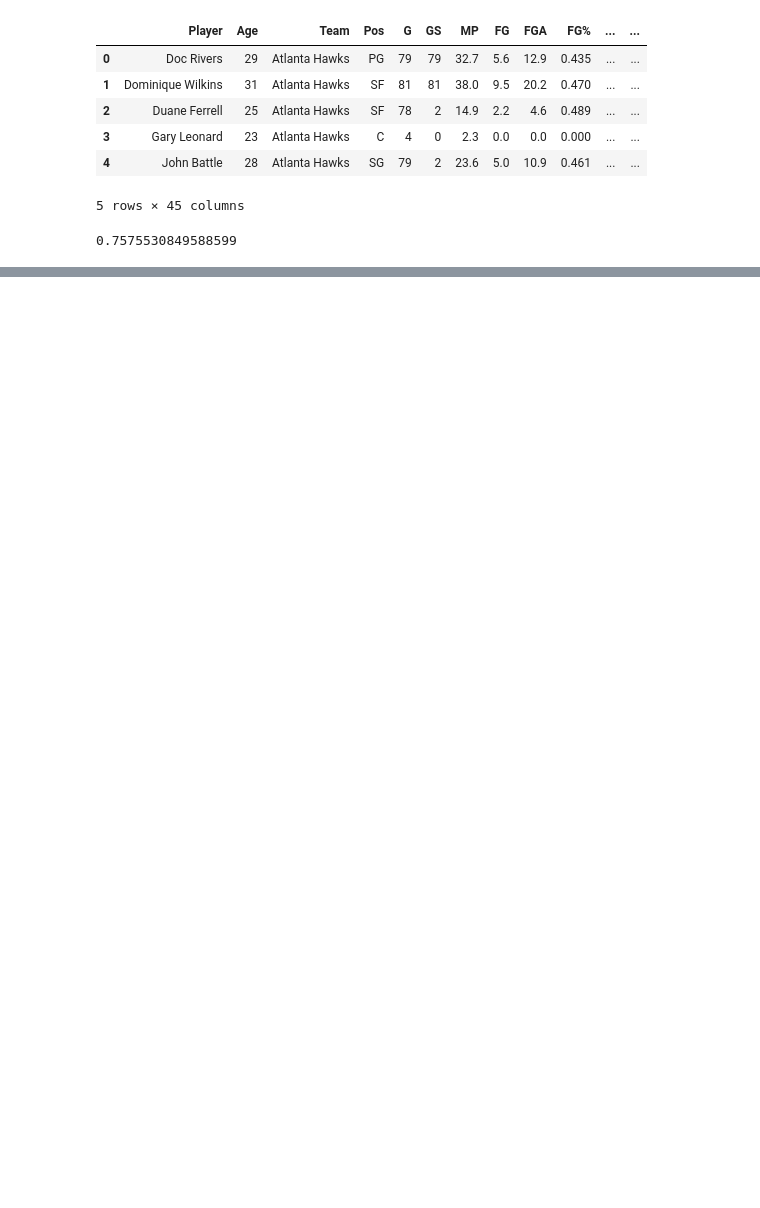
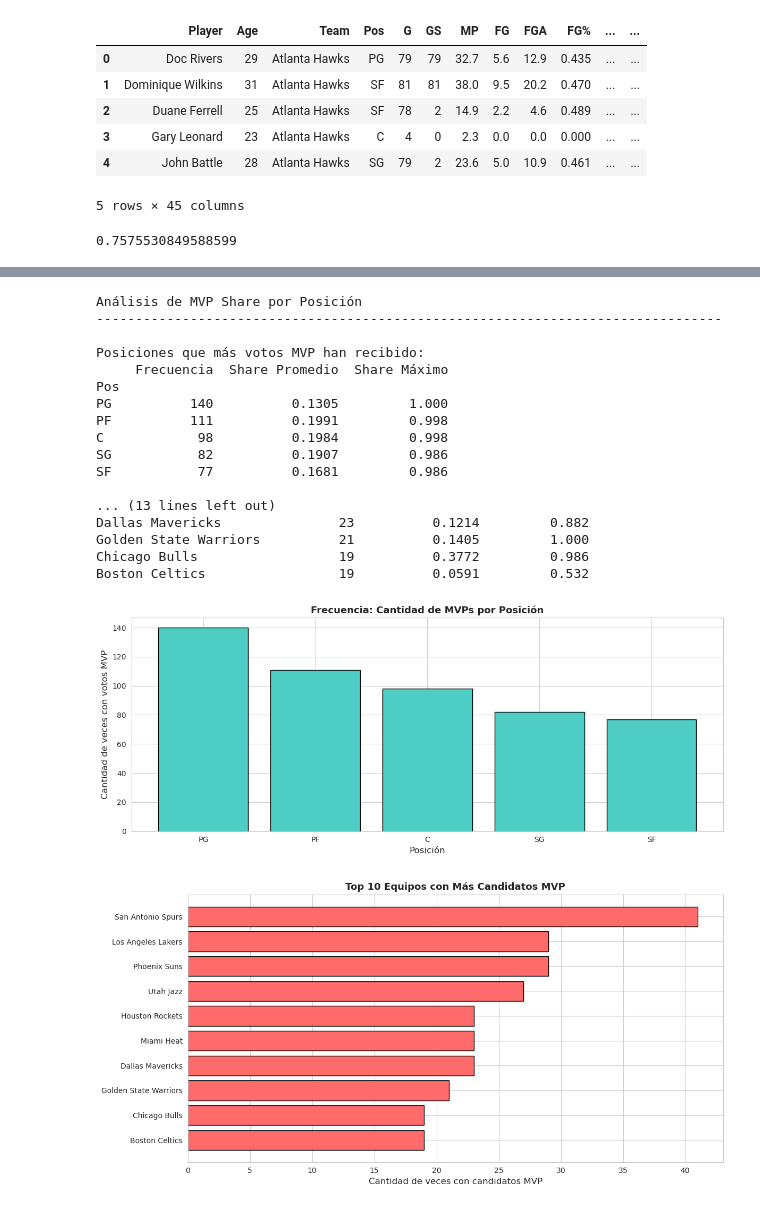
Before and after one commit to Super1232/MVP-NBA-Predictions-, a Jupyter notebook: machine_learning/machine_learning.ipynb, the cells around one changed output, grey strips where cells are left out. Saved outputs shown, nothing was run; the diff lists cells and outputs as text; code cells hidden in the pictures; blank space fills up the shorter version.

```diff
--- a/machine_learning/machine_learning.ipynb
+++ b/machine_learning/machine_learning.ipynb
@@ -497,0 +541,66 @@ mean_avg_precision_ridge
+# %%
+print("\nAnálisis de MVP Share por Posición")
+print("-"*80)
+
+mvp_by_position = stats[stats['Share'] > 0].groupby('Pos').agg({
+    'Share': ['count', 'mean', 'max']
+}).round(4)
+
+mvp_by_position.columns = ['Frecuencia', 'Share Promedio', 'Share Máximo']
+mvp_by_position = mvp_by_position.sort_values('Frecuencia', ascending=False)
+
+print("\nPosiciones que más votos MVP han recibido:")
+print(mvp_by_position.to_string())
+
+# Visualización por posiciones
+fig, ax = plt.subplots(figsize=(12, 5))
+positions_data = stats[stats['Share'] > 0]['Pos'].value_counts()
+ax.bar(positions_data.index, positions_data.values, color='#4ECDC4', edgecolor='black')
+ax.set_title('Frecuencia: Cantidad de MVPs por Posición', fontsize=13, fontweight='bold')
+ax.set_xlabel('Posición', fontsize=12)
+ax.set_ylabel('Cantidad de veces con votos MVP', fontsize=12)
+plt.tight_layout()
+
+print("\n\nAnálisis de MVP Share por Equipo (Top 10)")
+print("-"*80)
+
+mvp_by_team = stats[stats['Share'] > 0].groupby('Team').agg({
+    'Share': ['count', 'mean', 'max']
+}).round(4)
+
+mvp_by_team.columns = ['Frecuencia', 'Share Promedio', 'Share Máximo']
+mvp_by_team = mvp_by_team.sort_values('Frecuencia', ascending=False)
+
+print("\nEquipos con más candidatos MVP:")
+print(mvp_by_team.head(10).to_string())
+
+# Visualización por equipos
+fig, ax = plt.subplots(figsize=(12, 6))
+top10_teams = mvp_by_team.head(10)
+ax.barh(range(len(top10_teams)), top10_teams['Frecuencia'].values, color='#FF6B6B', edgecolor='black')
+ax.set_yticks(range(len(top10_teams)))
+ax.set_yticklabels(top10_teams.index)
+ax.set_title('Top 10 Equipos con Más Candidatos MVP', fontsize=13, fontweight='bold')
+ax.set_xlabel('Cantidad de veces con candidatos MVP', fontsize=12)
+ax.invert_yaxis()
+plt.tight_layout()
+# %% [output]
+Análisis de MVP Share por Posición
+--------------------------------------------------------------------------------
+
+Posiciones que más votos MVP han recibido:
+     Frecuencia  Share Promedio  Share Máximo
+Pos
+PG          140          0.1305         1.000
+PF          111          0.1991         0.998
+C            98          0.1984         0.998
+SG           82          0.1907         0.986
+SF           77          0.1681         0.986
+
+... (13 lines left out)
+Dallas Mavericks               23          0.1214         0.882
+Golden State Warriors          21          0.1405         1.000
+Chicago Bulls                  19          0.3772         0.986
+Boston Celtics                 19          0.0591         0.532
+[figure, added]
+[figure, added]
```
Also changed, not shown: parts of 100 cells of this notebook, 3 other files.
